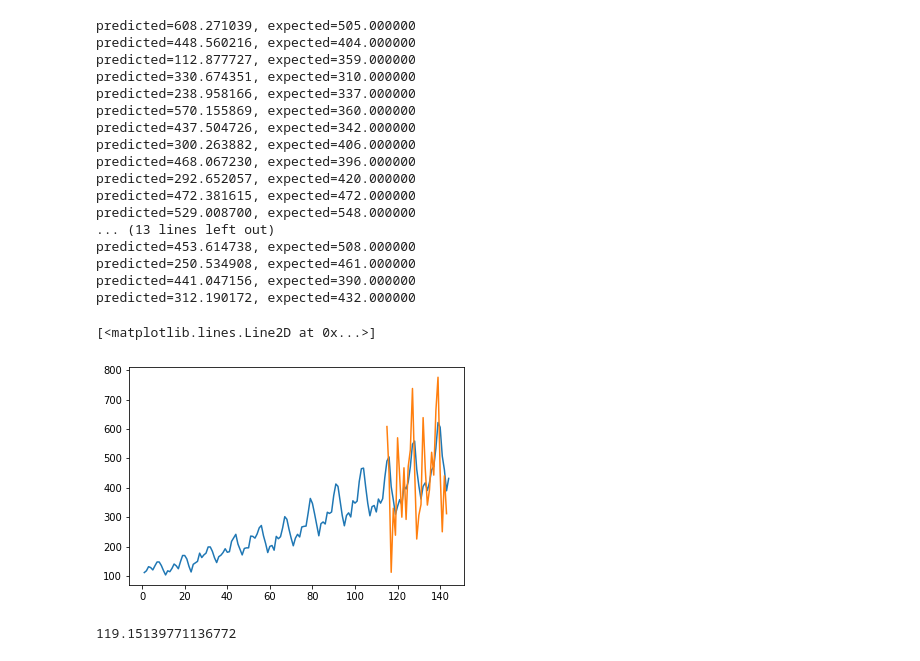
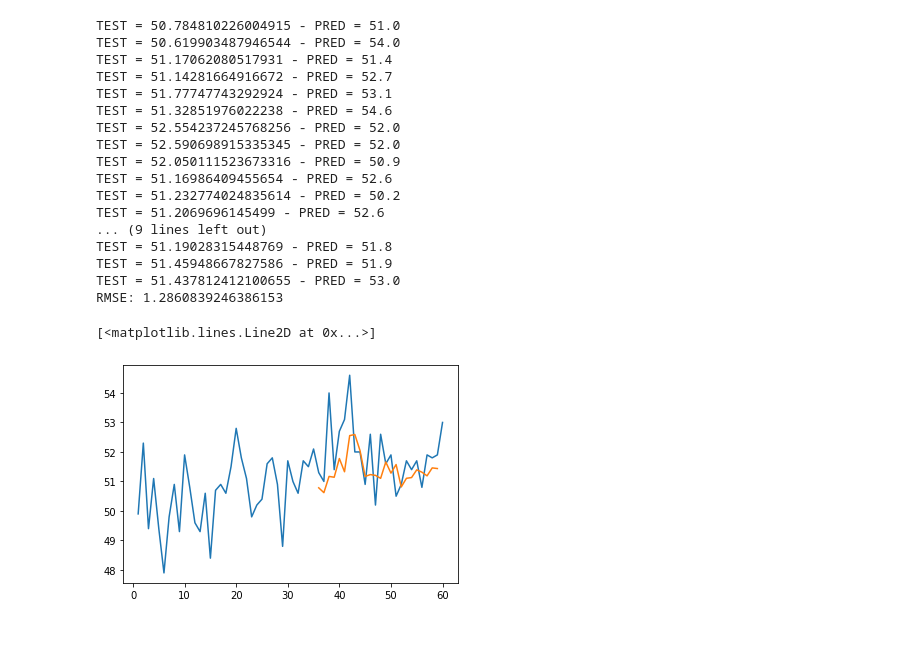
Before and after one commit to UBICO/more-iot, a Jupyter notebook: live-examples/time-series.ipynb, the cells around one changed output. Saved outputs shown, nothing was run; the diff lists cells and outputs as text; code cells hidden in the pictures; blank space fills up the shorter version.

```diff
--- a/live-examples/time-series.ipynb
+++ b/live-examples/time-series.ipynb
@@ -17,0 +12,4 @@ df[:5]
+# %%
+NAME='nhtemp' # AirPassengers, nottem, nhtemp
+df = data(NAME)
+df[:5]
@@ -23,0 +29,7 @@ sns.lineplot(data=df,x='time',y='AirPassengers')
+# %%
+plt.figure(figsize=(8,6))
+sns.lineplot(data=df,x='time',y=NAME)
+x = list(range(int(min(df['time'])),int(max(df['time'])+1)))
+for _ in x:
+    sns.lineplot(x=_,y=[min(df[NAME]),max(df[NAME])],lw=1,color='black')
+plt.ylim(min(df[NAME]),max(df[NAME]))
@@ -33,7 +48,7 @@ from pandas import DataFrame
 from statsmodels.tsa.arima.model import ARIMA
 
 # fit model
-model = ARIMA(df['AirPassengers'], order=(5,1,0))
+model = ARIMA(df[NAME], order=(13,1,5))
 model_fit = model.fit()
 # summary of fit model
 print(model_fit.summary())
@@ -78,48 +93,43 @@ max    112.000000
 # %%
-Y = df['AirPassengers'].values
-split = int(len(Y) * 0.8)
+Y = df[NAME].values
+split = int(len(Y) * 0.6)
 _train = Y[:split]
-test = Y[split:len(Y)]
+test = Y[split:]
 train = [x for x in _train]
 predictions = list()
 
 for t in range(len(test)):
-	model = ARIMA(train, order=(5,5,0))
+	model = ARIMA(train, order=(5,1,0))
 	model_fit = model.fit()
 	out = model_fit.forecast()
 	predictions.append(out[0])
 	obs = test[t]
 	train.append(obs)
-	print('predicted=%f, expected=%f' % (out[0], obs))
+	print(f'TEST = {out[0]} - PRED = {obs}')
+rmse = math.sqrt(mean_squared_error(df[NAME][split:], predictions))
+print(f"RMSE: {rmse}")
 # %% [output]
-predicted=608.271039, expected=505.000000
-predicted=448.560216, expected=404.000000
-predicted=112.877727, expected=359.000000
-predicted=330.674351, expected=310.000000
-predicted=238.958166, expected=337.000000
-predicted=570.155869, expected=360.000000
-predicted=437.504726, expected=342.000000
-predicted=300.263882, expected=406.000000
-predicted=468.067230, expected=396.000000
-predicted=292.652057, expected=420.000000
-predicted=472.381615, expected=472.000000
-predicted=529.008700, expected=548.000000
-... (13 lines left out)
-predicted=453.614738, expected=508.000000
-predicted=250.534908, expected=461.000000
-predicted=441.047156, expected=390.000000
-predicted=312.190172, expected=432.000000
+TEST = 50.784810226004915 - PRED = 51.0
+TEST = 50.619903487946544 - PRED = 54.0
+TEST = 51.17062080517931 - PRED = 51.4
+TEST = 51.14281664916672 - PRED = 52.7
+TEST = 51.77747743292924 - PRED = 53.1
+TEST = 51.32851976022238 - PRED = 54.6
+TEST = 52.554237245768256 - PRED = 52.0
+TEST = 52.590698915335345 - PRED = 52.0
+TEST = 52.050111523673316 - PRED = 50.9
+TEST = 51.16986409455654 - PRED = 52.6
+TEST = 51.232774024835614 - PRED = 50.2
+TEST = 51.2069696145499 - PRED = 52.6
+... (9 lines left out)
+TEST = 51.19028315448769 - PRED = 51.8
+TEST = 51.45948667827586 - PRED = 51.9
+TEST = 51.437812412100655 - PRED = 53.0
+RMSE: 1.2860839246386153
 # %%
-plt.plot(df['AirPassengers'])
+plt.plot(df[NAME])
 plt.plot(range(split,len(Y)),predictions)
 # %% [output]
 [<matplotlib.lines.Line2D at 0x...>]
-[figure, old version]
+[figure, new version]
-# %%
-import math
-from sklearn.metrics import mean_squared_error
-rmse = math.sqrt(mean_squared_error(df['AirPassengers'][split:], predictions))
-rmse
-# %% [output]
-119.15139771136772
 # %%
```
Also changed, not shown: parts of 11 cells of this notebook.
